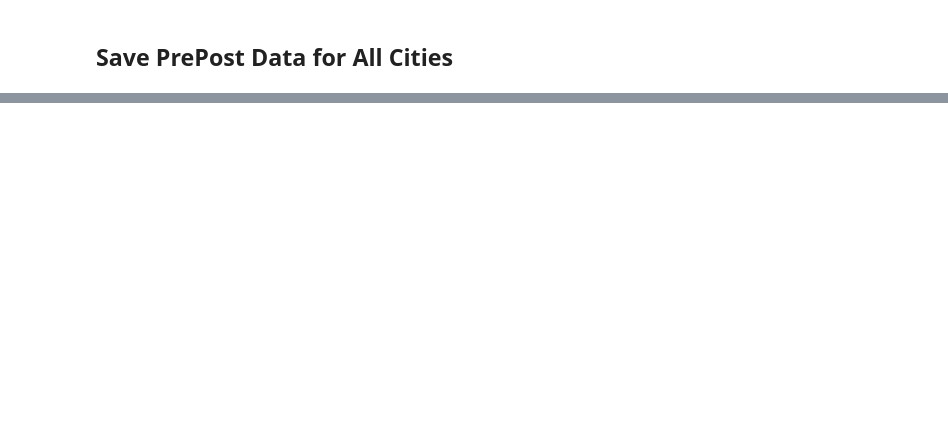
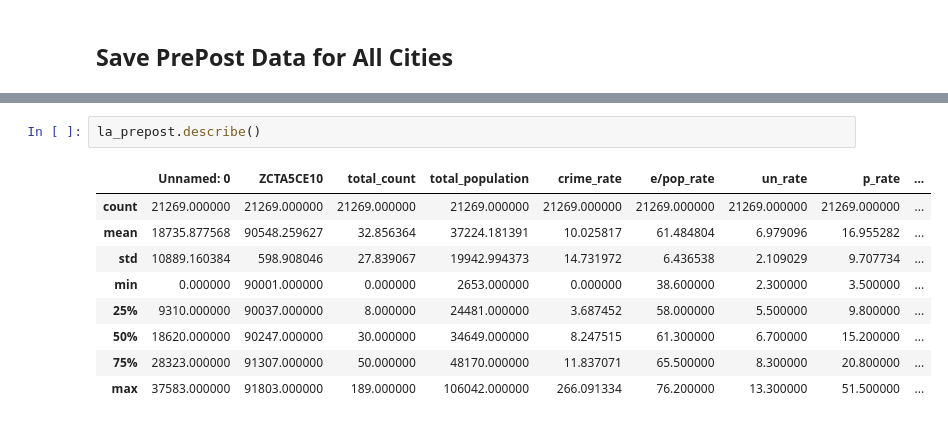
Before and after one commit to bail-reform/NYC, a Jupyter notebook: parallel_trend_analysis.ipynb, the cells around one changed output, grey strips where cells are left out. Drawn from its saved outputs; the diff is of its cells as text; blank space fills up the shorter version.

```diff
--- a/parallel_trend_analysis.ipynb
+++ b/parallel_trend_analysis.ipynb
@@ -266,0 +240,12 @@ seattle_prepost = seattle[(seattle['week'] >= '2018-01-01') & (seattle['week'] <
+# %%
+la_prepost.describe()
+# %% [output]
+|  | Unnamed: 0 | ZCTA5CE10 | total_count | total_population | crime_rate | e/pop_rate | un_rate | p_rate | ... |
+| count | 21269.000000 | 21269.000000 | 21269.000000 | 21269.000000 | 21269.000000 | 21269.000000 | 21269.000000 | 21269.000000 | ... |
+| mean | 18735.877568 | 90548.259627 | 32.856364 | 37224.181391 | 10.025817 | 61.484804 | 6.979096 | 16.955282 | ... |
+| std | 10889.160384 | 598.908046 | 27.839067 | 19942.994373 | 14.731972 | 6.436538 | 2.109029 | 9.707734 | ... |
+| min | 0.000000 | 90001.000000 | 0.000000 | 2653.000000 | 0.000000 | 38.600000 | 2.300000 | 3.500000 | ... |
+| 25% | 9310.000000 | 90037.000000 | 8.000000 | 24481.000000 | 3.687452 | 58.000000 | 5.500000 | 9.800000 | ... |
+| 50% | 18620.000000 | 90247.000000 | 30.000000 | 34649.000000 | 8.247515 | 61.300000 | 6.700000 | 15.200000 | ... |
+| 75% | 28323.000000 | 91307.000000 | 50.000000 | 48170.000000 | 11.837071 | 65.500000 | 8.300000 | 20.800000 | ... |
+| max | 37583.000000 | 91803.000000 | 189.000000 | 106042.000000 | 266.091334 | 76.200000 | 13.300000 | 51.500000 | ... |
```
Also changed, not shown: parts of 44 cells of this notebook.
